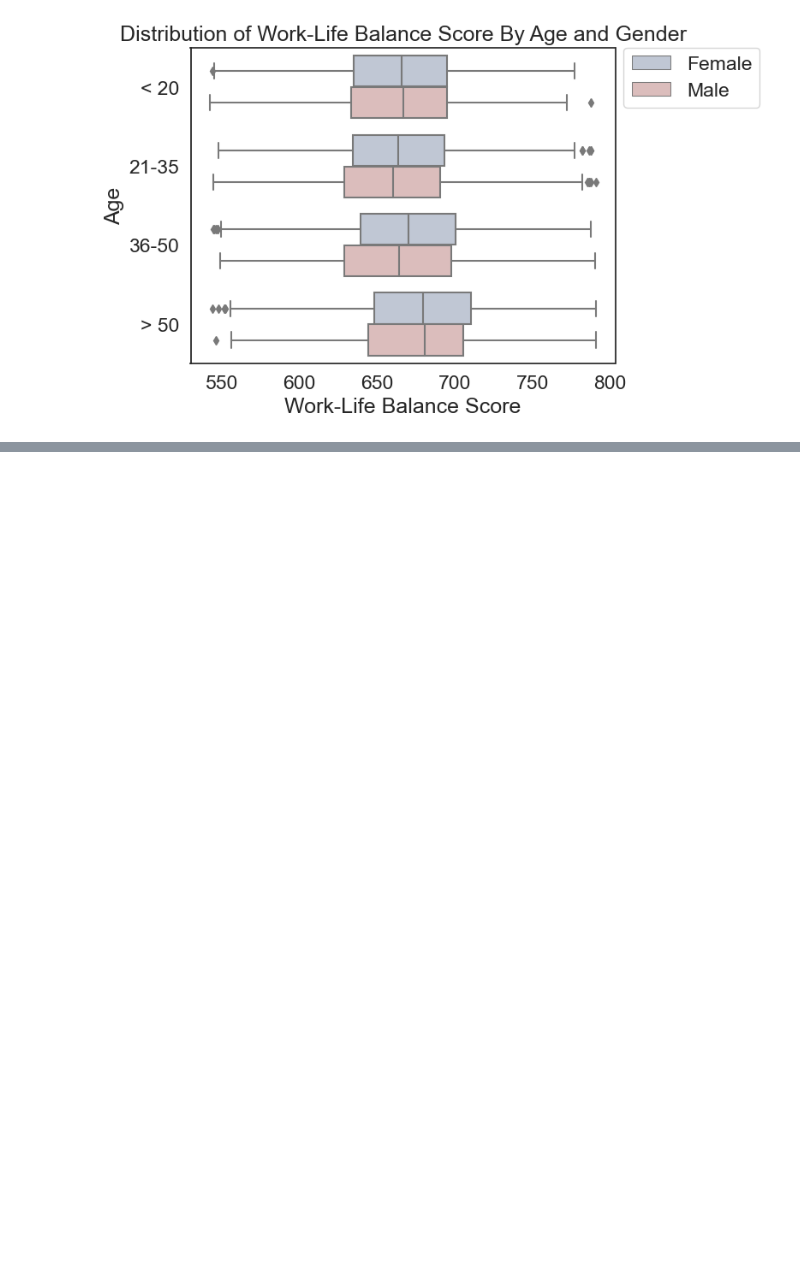
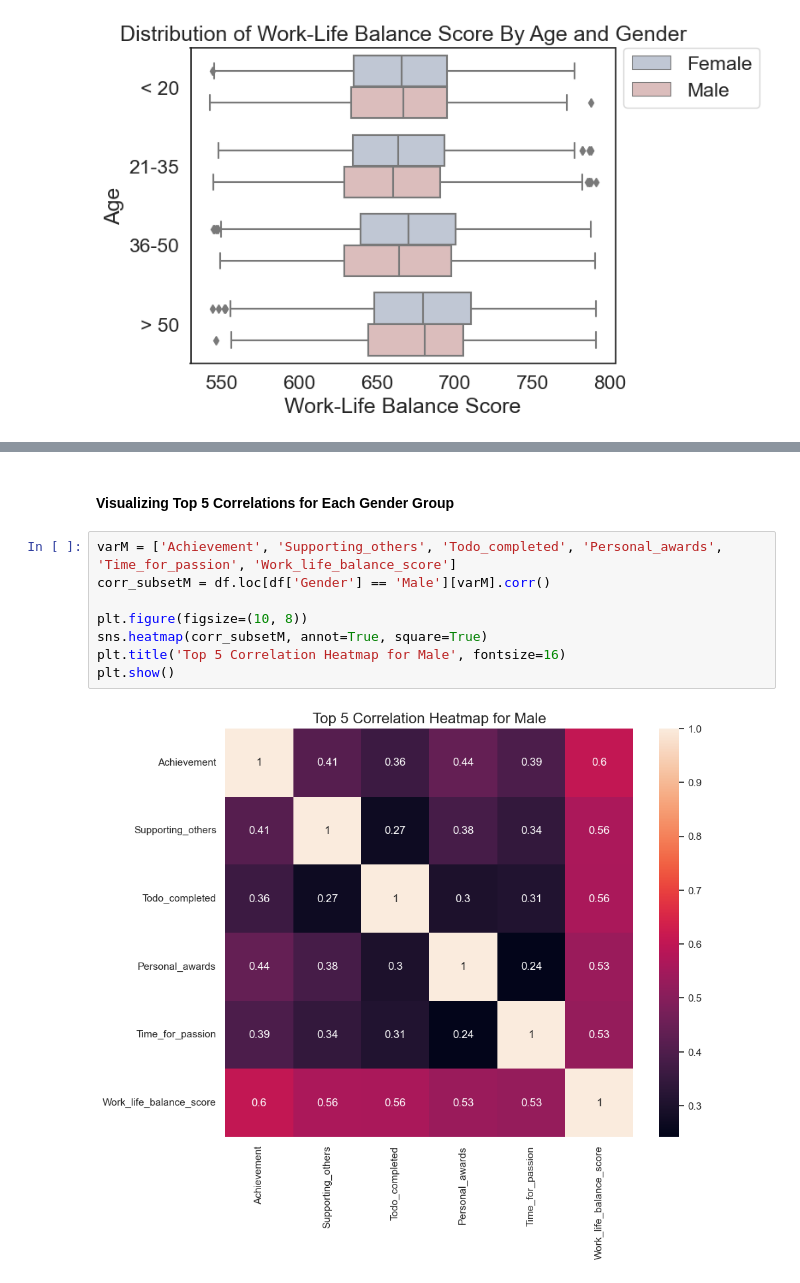
Before and after one commit to ubco-W2022T2-data301/project-group-group06, a Jupyter notebook: analysis/analysis2.ipynb, the cells around one changed output, grey strips where cells are left out. Cells and saved outputs as stored; diff of their text form; blank space fills up the shorter version.

```diff
--- a/analysis/analysis2.ipynb
+++ b/analysis/analysis2.ipynb
@@ -370,0 +460,12 @@ Text(0, 0.5, 'Age')
+# %% [markdown]
+#### Visualizing Top 5 Correlations for Each Gender Group
+# %%
+varM = ['Achievement', 'Supporting_others', 'Todo_completed', 'Personal_awards', 'Time_for_passion', 'Work_life_balance_score']
+corr_subsetM = df.loc[df['Gender'] == 'Male'][varM].corr()
+
+plt.figure(figsize=(10, 8))
+sns.heatmap(corr_subsetM, annot=True, square=True)
+plt.title('Top 5 Correlation Heatmap for Male', fontsize=16)
+plt.show()
+# %% [output]
+[figure, added]
```
Also changed, not shown: parts of 27 cells of this notebook, 1 other file.
